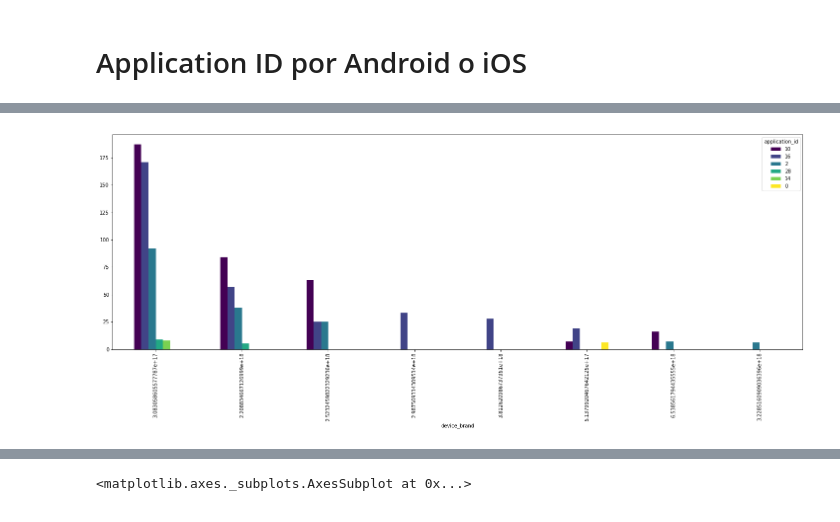
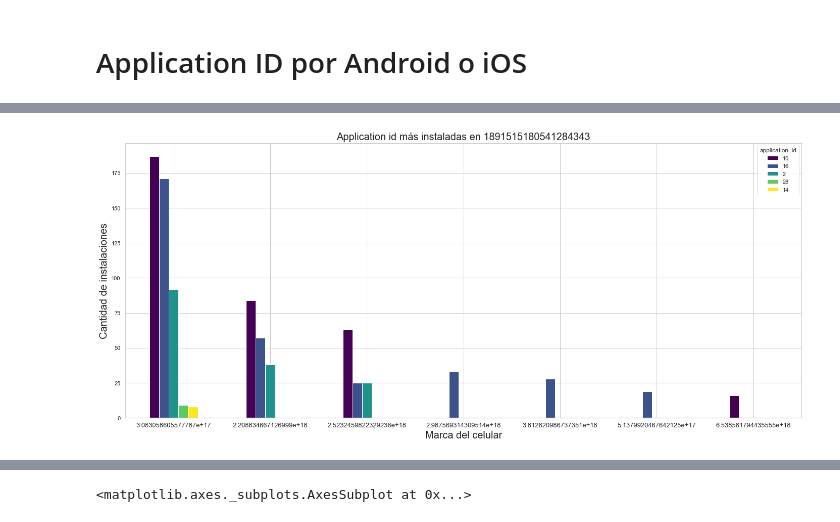
Before and after one commit to AlejandroKler/Datanesa, a Jupyter notebook: analisis_clicks_installs_nico.ipynb, the cells around one changed output, grey strips where cells are left out. Saved outputs shown, nothing was run; the diff lists cells and outputs as text; code cells hidden in the pictures.

```diff
--- a/analisis_clicks_installs_nico.ipynb
+++ b/analisis_clicks_installs_nico.ipynb
@@ -354,10 +354,18 @@ installs_ref_2 = installs[installs["ref_type"] == '1494519392962156891']
 # %%
 device_application_ref_1 = installs_ref_1.groupby(["device_brand", "application_id"]).agg({"cantidad_instalaciones":"sum"}).sort_values("cantidad_instalaciones",ascending=False)
 device_application_ref_1.reset_index(inplace=True)
+device_application_ref_1 = device_application_ref_1.head(15)
-# %%
-device_application_ref_1.head(20).pivot(index='device_brand', columns='application_id', values='cantidad_instalaciones').plot(kind='bar', figsize = (25,8), colormap='viridis');
-# %% [output]
-[figure, removed]
+# %%
+plot_device = device_application_ref_1.pivot(index='device_brand', columns='application_id', values='cantidad_instalaciones')
+plot = plot_device.plot(kind='bar', figsize = (24,10) ,colormap='viridis')
+plot.set_title("Application id más instaladas en 1891515180541284343", fontsize = 20)
+plot.set_xticklabels(plot.get_xticklabels(),rotation=0, fontsize=13)
+plot.set_xlabel("Marca del celular", fontsize = 20)
+plot.set_ylabel("Cantidad de instalaciones", fontsize = 20)
+fig = plot.get_figure()
+#fig.savefig("application_id_1891515180541284343.png")
+# %% [output]
+[figure, added]
 # %%
 device_application_ref_2 = installs_ref_2.groupby(["device_brand", "application_id"]).agg({"cantidad_instalaciones":"sum"}).sort_values("cantidad_instalaciones",ascending=False)
 device_application_ref_2.reset_index(inplace=True)
```
Also changed, not shown: parts of 2 cells of this notebook, 2 other files.
